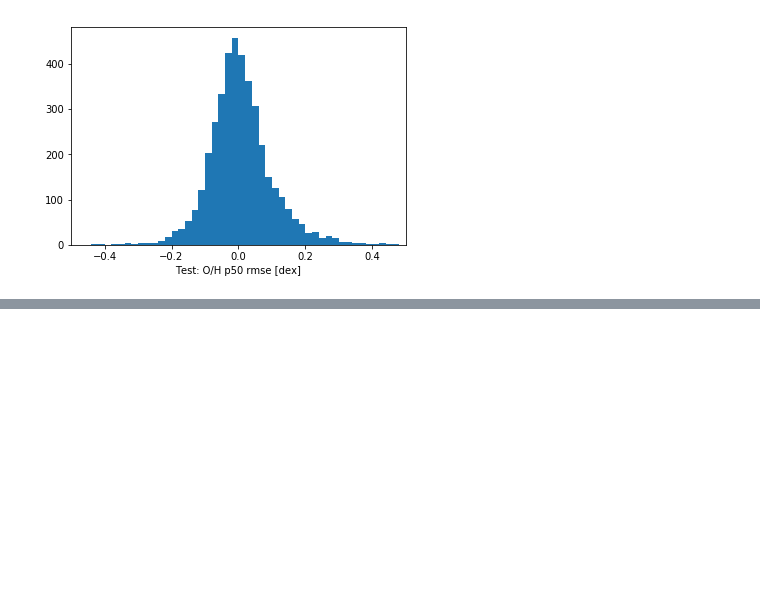
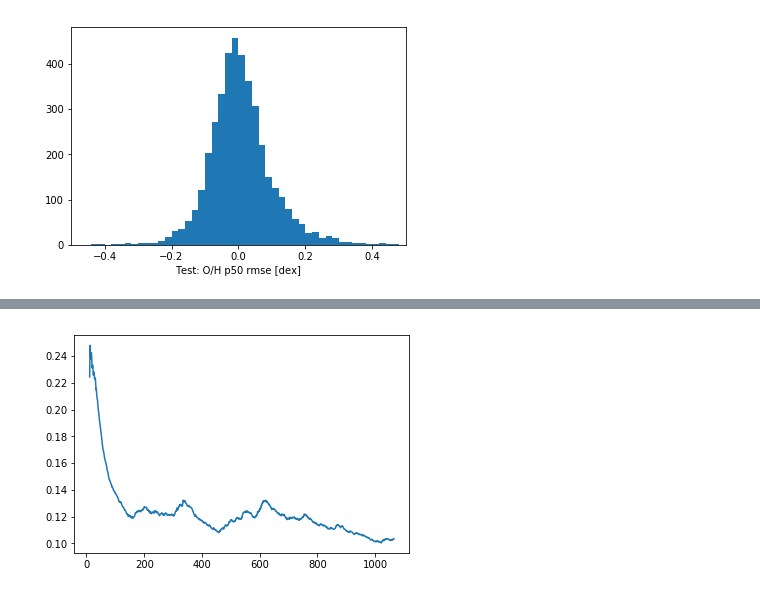
Before and after one commit to jwuphysics/galaxy-cnns, a Jupyter notebook: notebook/Fitting oxygen abundance.ipynb, the cells around one changed output, grey strips where cells are left out. Cells and saved outputs as stored; diff of their text form; code cells hidden in the pictures; blank space fills up the shorter version.

```diff
--- a/notebook/Fitting oxygen abundance.ipynb
+++ b/notebook/Fitting oxygen abundance.ipynb
@@ -692,0 +811,4 @@ learn.sched.plot_loss()
+# %%
+learn.freeze()
+lr = 0.1
+learn.fit(lr, 3)
@@ -692,0 +822,4 @@ learn.sched.plot_loss()
+# %%
+lrs = lr * np.array([1/9, 1/3, 1])
+learn.unfreeze()
+learn.fit(lrs, n_cycle=3, cycle_len=1, cycle_mult=2)
@@ -692,0 +837,4 @@ learn.sched.plot_loss()
+# %%
+learn.sched.plot_loss()
+# %% [output]
+[figure, added]
```
Also changed, not shown: parts of 25 cells of this notebook.
